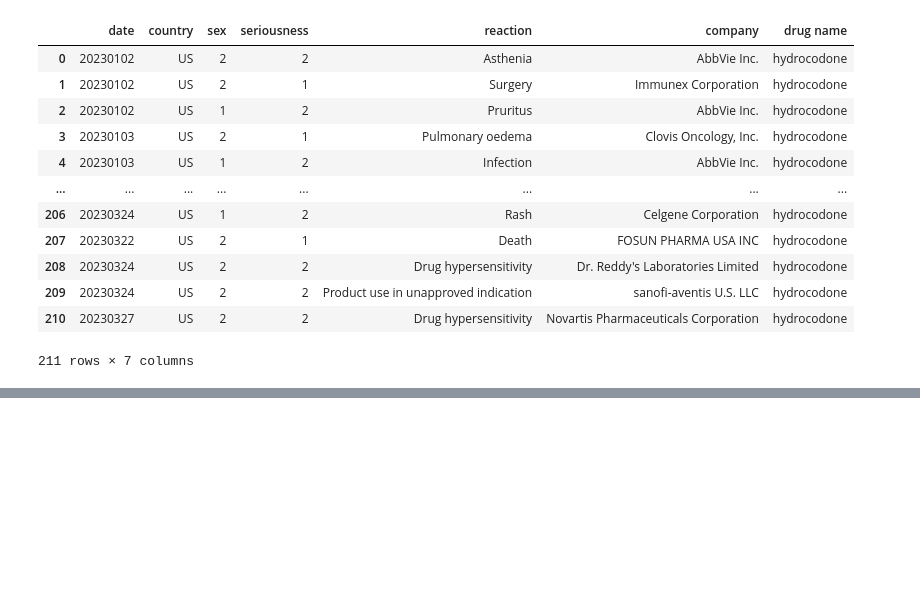
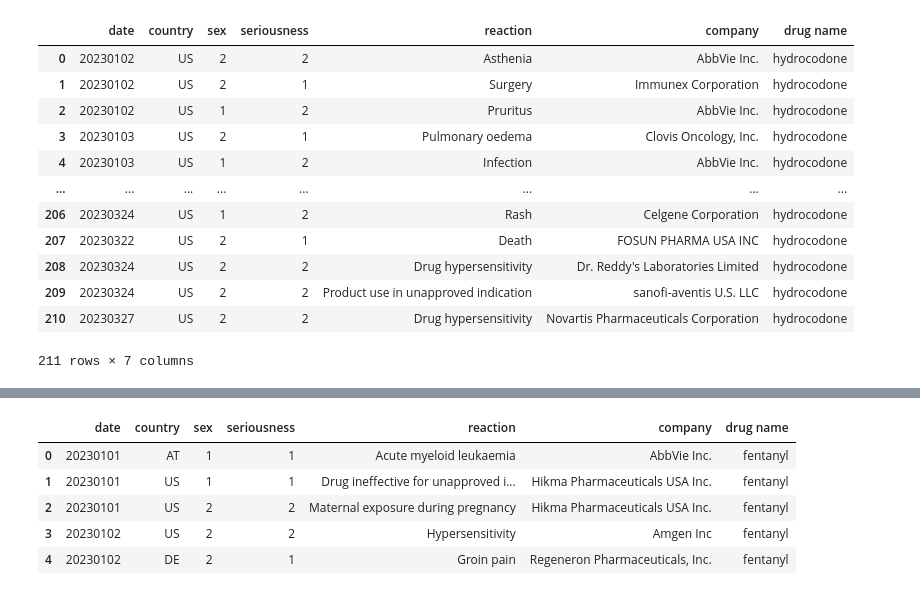
Before and after one commit to EBPaz/Adverse_Drug_Events_In_Pain_Medications, a Jupyter notebook: Eva/Untitled.ipynb, the cells around one changed output, grey strips where cells are left out. Saved outputs shown, nothing was run; the diff lists cells and outputs as text; code cells hidden in the pictures; blank space fills up the shorter version.

```diff
--- a/Eva/Untitled.ipynb
+++ b/Eva/Untitled.ipynb
@@ -83,3 +83,36 @@ hydrocodone_df
 | 209 | 20230324 | US | 2 | 2 | Product use in unapproved indication | sanofi-aventis U.S. LLC | hydrocodone |
 | 210 | 20230327 | US | 2 | 2 | Drug hypersensitivity | Novartis Pharmaceuticals Corporation | hydrocodone |
 211 rows × 7 columns
+# %%
+# note - changed to fentanyl
+url = "https://api.fda.gov/drug/event.json?search=receivedate:[20230101+TO+20230331]+AND+patient.drug.openfda.generic_name:fentanyl&limit=1"
+
+fentanyl_data = []
+
+for i in range(0,250,1):
+    skip_url = url+"&skip="+str(i)
+
+    try:
+        drug_events = requests.get(skip_url).json()
+        results = drug_events["results"]
+        date = results[0]["receivedate"]
+        country = results[0]["primarysourcecountry"]
+        sex = results[0]["patient"]["patientsex"]
+        seriousness = results[0]["serious"]
+        reaction = results[0]["patient"]["reaction"][0]["reactionmeddrapt"]
+        company = results[0]["patient"]["drug"][0]["openfda"]["manufacturer_name"][0]
+
+
+        fentanyl_data.append({"date": date,
+                            "country": country,
+                            "sex": sex,
+                            "seriousness": seriousness,
+                            "reaction": reaction,
+                            "company": company,
+                            })
+    except KeyError:
+        print(f"{i} drug not found:Key Error")
+        pass
+
+fentanyl_df = pd.DataFrame(fentanyl_data)
+fentanyl_df.head()
@@ -85,0 +143,10 @@ hydrocodone_df
+# %%
+fentanyl_df["drug name"] = "fentanyl"
+fentanyl_df.head()
+# %% [output]
+|  | date | country | sex | seriousness | reaction | company | drug name |
+| 0 | 20230101 | AT | 1 | 1 | Acute myeloid leukaemia | AbbVie Inc. | fentanyl |
+| 1 | 20230101 | US | 1 | 1 | Drug ineffective for unapproved i... | Hikma Pharmaceuticals USA Inc. | fentanyl |
+| 2 | 20230101 | US | 2 | 2 | Maternal exposure during pregnancy | Hikma Pharmaceuticals USA Inc. | fentanyl |
+| 3 | 20230102 | US | 2 | 2 | Hypersensitivity | Amgen Inc | fentanyl |
+| 4 | 20230102 | DE | 2 | 1 | Groin pain | Regeneron Pharmaceuticals, Inc. | fentanyl |
```
Also changed, not shown: parts of 4 cells of this notebook.
